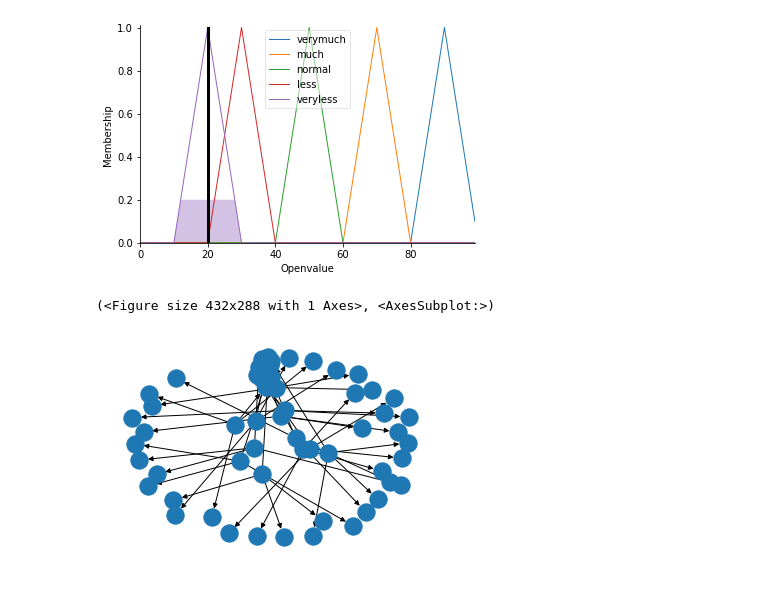
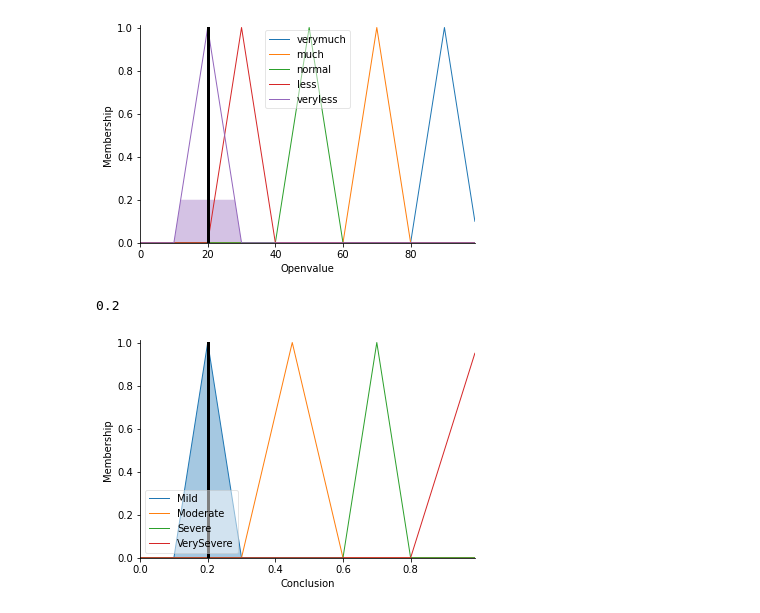
Before and after one commit to NHoangThanh/AI-assignment, a Jupyter notebook: Fuzzy.ipynb, the cells around one changed output. Drawn from its saved outputs; the diff is of its cells as text; code cells hidden in the pictures.

```diff
--- a/Fuzzy.ipynb
+++ b/Fuzzy.ipynb
@@ -140,7 +140,7 @@ bodyWeakness = ctrl.Antecedent(np.arange(0,1,0.01), 'BodyWeakness')
 dizziness = ctrl.Antecedent(np.arange(0,1,0.01), 'Dizziness')
 lossofAppetite = ctrl.Antecedent(np.arange(0,1,0.01), 'LossofAppetite')
 mp = ctrl.Antecedent(np.arange(0,1,0.01), 'MP')
-conclusion = ctrl.Antecedent(np.arange(0,1,0.01), 'Conclusion')
+conclusion = ctrl.Consequent(np.arange(0,1,0.01), 'Conclusion')
 # tao ham cho tung member
 fever['Mild'] = fuzz.trimf(fever.universe, [0.1,0.2,0.3])
 fever['Moderate'] = fuzz.trimf(fever.universe, [0.3,0.45,0.6])
@@ -215,32 +215,32 @@ rule10 = ctrl.Rule(fever['Mild'] & headache['Mild'] & nausea['Moderate'] & vomit
 rule11 = ctrl.Rule(fever['Severe'] & headache['Severe'] & nausea['Severe'] & vomiting['Severe'] & jaundice['Severe'] & enlargeLiver['Severe'] & jointPain['Severe'] & bodyWeakness['VerySevere'] & dizziness['Severe'] & lossofAppetite['Severe'] & mp['Moderate'], conclusion['VerySevere'])
 rule12 = ctrl.Rule(fever['Moderate'] & headache['Severe'] & nausea['Moderate'] & vomiting['Severe'] & jaundice['Moderate'] & enlargeLiver['Severe'] & jointPain['Moderate'] & bodyWeakness['Severe'] & dizziness['Moderate'] & lossofAppetite['Mild'] & mp['Moderate'], conclusion['Severe'])
 rule13 = ctrl.Rule(fever['Mild'] & headache['Moderate'] & nausea['Moderate'] & vomiting['Moderate'] & jaundice['Mild'] & enlargeLiver['Mild'] & jointPain['Mild'] & bodyWeakness['Moderate'] & dizziness['Mild'] & lossofAppetite['Moderate'] & mp['Moderate'], conclusion['Moderate'])
 rule14 = ctrl.Rule(fever['Severe'] & headache['Severe'] & nausea['Moderate'] & vomiting['Severe'] & jaundice['Severe'] & enlargeLiver['Severe'] & jointPain['Severe'] & bodyWeakness['Severe'] & dizziness['Moderate'] & lossofAppetite['Moderate'] & mp['Severe'], conclusion['Severe'])
 rule15 = ctrl.Rule(fever['Mild'] & headache['Mild'] & nausea['Mild'] & vomiting['Moderate'] & jaundice['Mild'] & enlargeLiver['Mild'] & jointPain['Mild'] & bodyWeakness['Severe'] & dizziness['Mild'] & lossofAppetite['Severe'] & mp['Moderate'], conclusion['Severe'])
 rule16 = ctrl.Rule(fever['VerySevere'] & headache['Moderate'] & nausea['Mild'] & vomiting['Moderate'] & jaundice['Severe'] & enlargeLiver['Moderate'] & jointPain['Mild'] & bodyWeakness['VerySevere'] & dizziness['Severe'] & lossofAppetite['Mild'] & mp['Moderate'], conclusion['VerySevere'])
 rule17 = ctrl.Rule(fever['Mild'] & headache['VerySevere'] & nausea['Moderate'] & vomiting['Moderate'] & jaundice['Mild'] & enlargeLiver['Moderate'] & jointPain['Mild'] & bodyWeakness['Moderate'] & dizziness['VerySevere'] & lossofAppetite['Mild'] & mp['Moderate'], conclusion['VerySevere'])
 rule18 = ctrl.Rule(fever['Moderate'] & headache['VerySevere'] & nausea['VerySevere'] & vomiting['Mild'] & jaundice['Severe'] & enlargeLiver['Severe'] & jointPain['Moderate'] & bodyWeakness['Severe'] & dizziness['VerySevere'] & lossofAppetite['VerySevere'] & mp['Severe'], conclusion['VerySevere'])
 rule19 = ctrl.Rule(fever['Moderate'] & headache['Moderate'] & nausea['Moderate'] & vomiting['Moderate'] & jaundice['Mild'] & enlargeLiver['Mild'] & jointPain['Moderate'] & bodyWeakness['Moderate'] & dizziness['Moderate'] & lossofAppetite['Moderate'] & mp['Moderate'], conclusion['Moderate'])
 rule20 = ctrl.Rule(fever['VerySevere'] & headache['Severe'] & nausea['Severe'] & vomiting['Severe'] & jaundice['Severe'] & enlargeLiver['Severe'] & jointPain['Severe'] & bodyWeakness['Severe'] & dizziness['Severe'] & lossofAppetite['Severe'] & mp['Moderate'], conclusion['VerySevere'])
 
 conclusioning_ctrl = ctrl.ControlSystem([rule1, rule2, rule3, rule4, rule5, rule6, rule7, rule8, rule9, rule10, rule11, rule12, rule13, rule14, rule15, rule16, rule17, rule18, rule19, rule20])
 conclusioning = ctrl.ControlSystemSimulation(conclusioning_ctrl)
 
 conclusioning.input['Fever'] = 0.2
 conclusioning.input['Headache'] = 0.2
 conclusioning.input['Nausea'] = 0.2
 conclusioning.input['Vomiting'] = 0.2
 conclusioning.input['Jaundice'] = 0.2
 conclusioning.input['EnlargeLiver'] = 0.2
 conclusioning.input['JointPain'] = 0.2
 conclusioning.input['BodyWeakness'] = 0.2
 conclusioning.input['Dizziness'] = 0.7
 conclusioning.input['LossofAppetite'] = 0.2
 conclusioning.input['MP'] = 0.2
 
 conclusioning.compute()
 print(conclusioning.output['Conclusion'])
 conclusion.view(sim=conclusioning)
 # %% [output]
-(<Figure size 432x288 with 1 Axes>, <AxesSubplot:>)
+0.2
-[figure, old version]
+[figure, new version]
```
Also changed, not shown: parts of 3 cells of this notebook.
